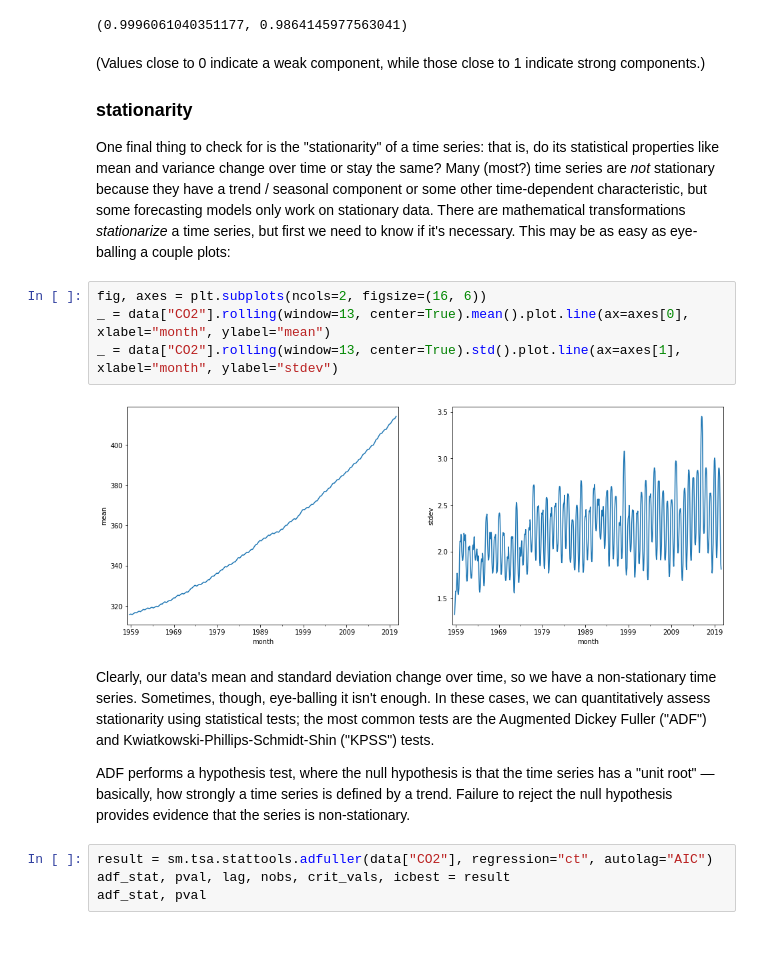
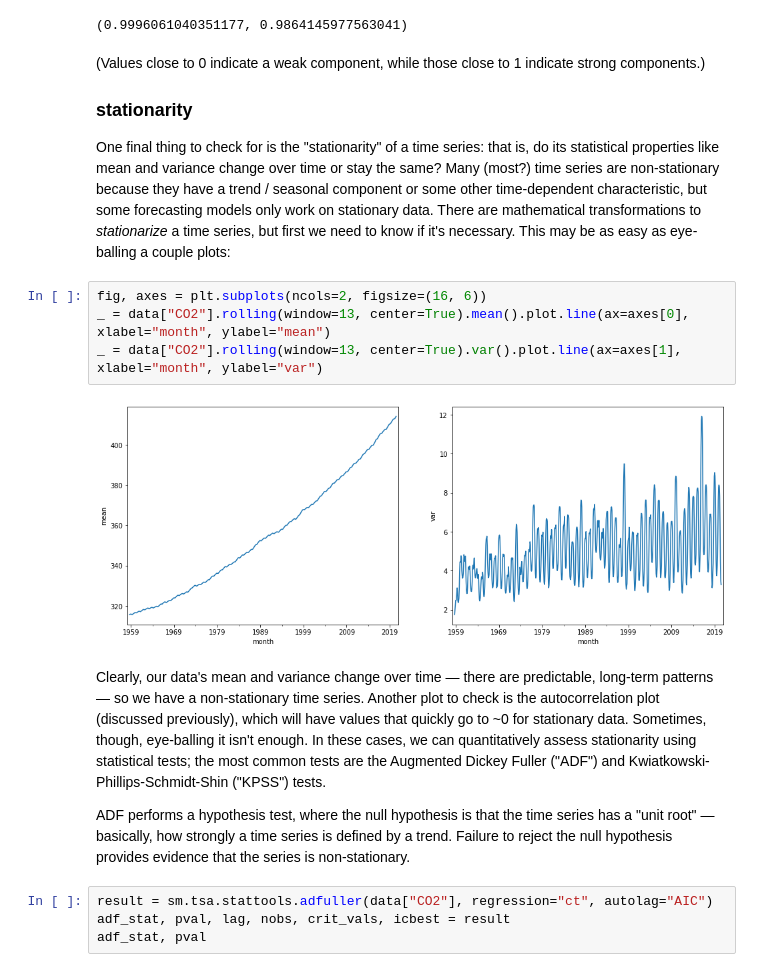
Before and after one commit to bdewilde/data-dives, a Jupyter notebook: notebooks/tutorial.ipynb, the cells around one changed output. Cells and saved outputs as stored; diff of their text form; blank space fills up the shorter version.

Commit message:
Finish ARIMA models in tutorial

```diff
--- a/notebooks/tutorial.ipynb
+++ b/notebooks/tutorial.ipynb
@@ -256,15 +253,15 @@ strength_trend, strength_season
 
 ### stationarity
 
-One final thing to check for is the "stationarity" of a time series: that is, do its statistical properties like mean and variance change over time or stay the same? Many (most?) time series are _not_ stationary because they have a trend / seasonal component or some other time-dependent characteristic, but some forecasting models only work on stationary data. There are mathematical transformations _stationarize_ a time series, but first we need to know if it's necessary. This may be as easy as eye-balling a couple plots:
+One final thing to check for is the "stationarity" of a time series: that is, do its statistical properties like mean and variance change over time or stay the same? Many (most?) time series are non-stationary because they have a trend / seasonal component or some other time-dependent characteristic, but some forecasting models only work on stationary data. There are mathematical transformations to _stationarize_ a time series, but first we need to know if it's necessary. This may be as easy as eye-balling a couple plots:
 # %%
 fig, axes = plt.subplots(ncols=2, figsize=(16, 6))
 _ = data["CO2"].rolling(window=13, center=True).mean().plot.line(ax=axes[0], xlabel="month", ylabel="mean")
-_ = data["CO2"].rolling(window=13, center=True).std().plot.line(ax=axes[1], xlabel="month", ylabel="stdev")
+_ = data["CO2"].rolling(window=13, center=True).var().plot.line(ax=axes[1], xlabel="month", ylabel="var")
 # %% [output]
-[figure, old version]
+[figure, new version]
 # %% [markdown]
-Clearly, our data's mean and standard deviation change over time, so we have a non-stationary time series. Sometimes, though, eye-balling it isn't enough. In these cases, we can quantitatively assess stationarity using statistical tests; the most common tests are the Augmented Dickey Fuller ("ADF") and Kwiatkowski-Phillips-Schmidt-Shin ("KPSS") tests.
+Clearly, our data's mean and variance change over time — there are predictable, long-term patterns — so we have a non-stationary time series. Another plot to check is the autocorrelation plot (discussed previously), which will have values that quickly go to ~0 for stationary data. Sometimes, though, eye-balling it isn't enough. In these cases, we can quantitatively assess stationarity using statistical tests; the most common tests are the Augmented Dickey Fuller ("ADF") and Kwiatkowski-Phillips-Schmidt-Shin ("KPSS") tests.
 
 ADF performs a hypothesis test, where the null hypothesis is that the time series has a "unit root" — basically, how strongly a time series is defined by a trend. Failure to reject the null hypothesis provides evidence that the series is non-stationary.
 # %%
```
Also changed, not shown: parts of 47 cells of this notebook.
